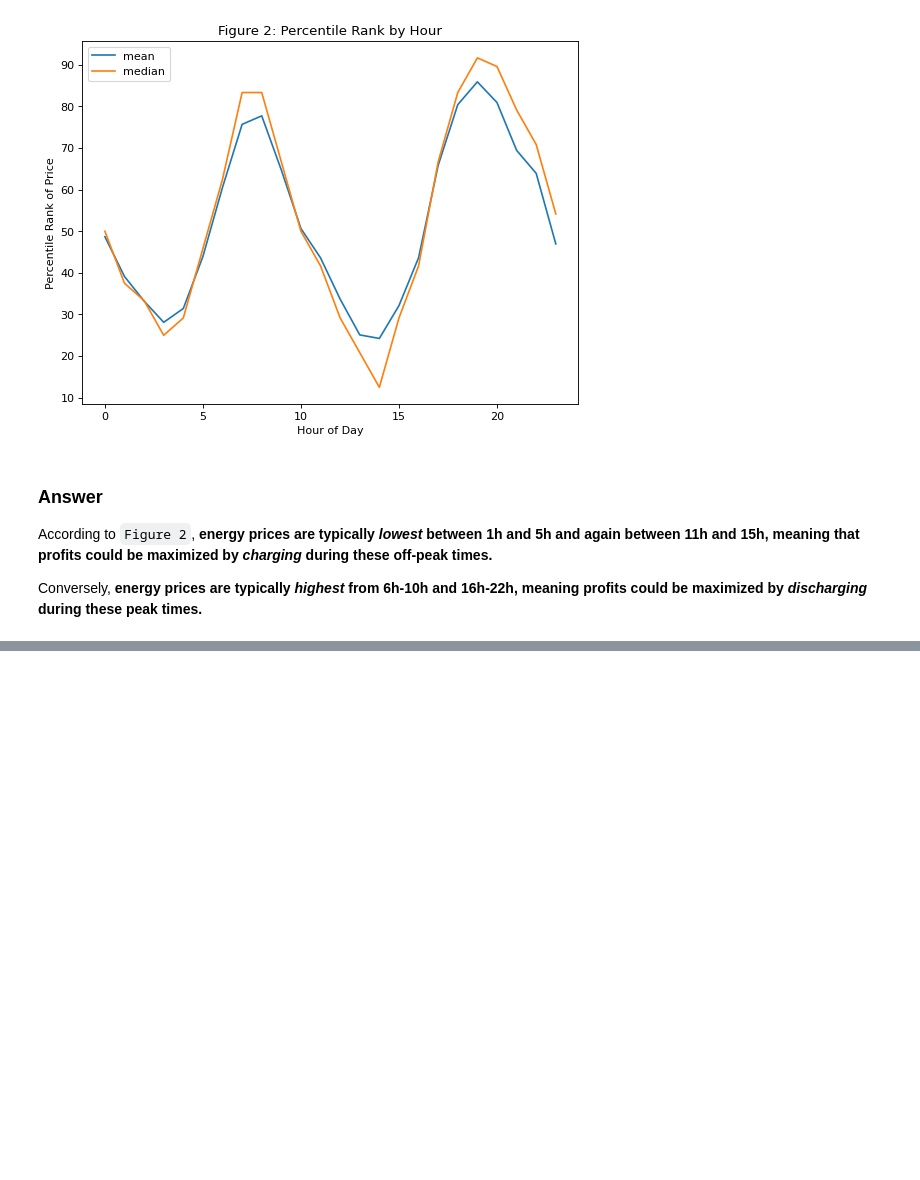
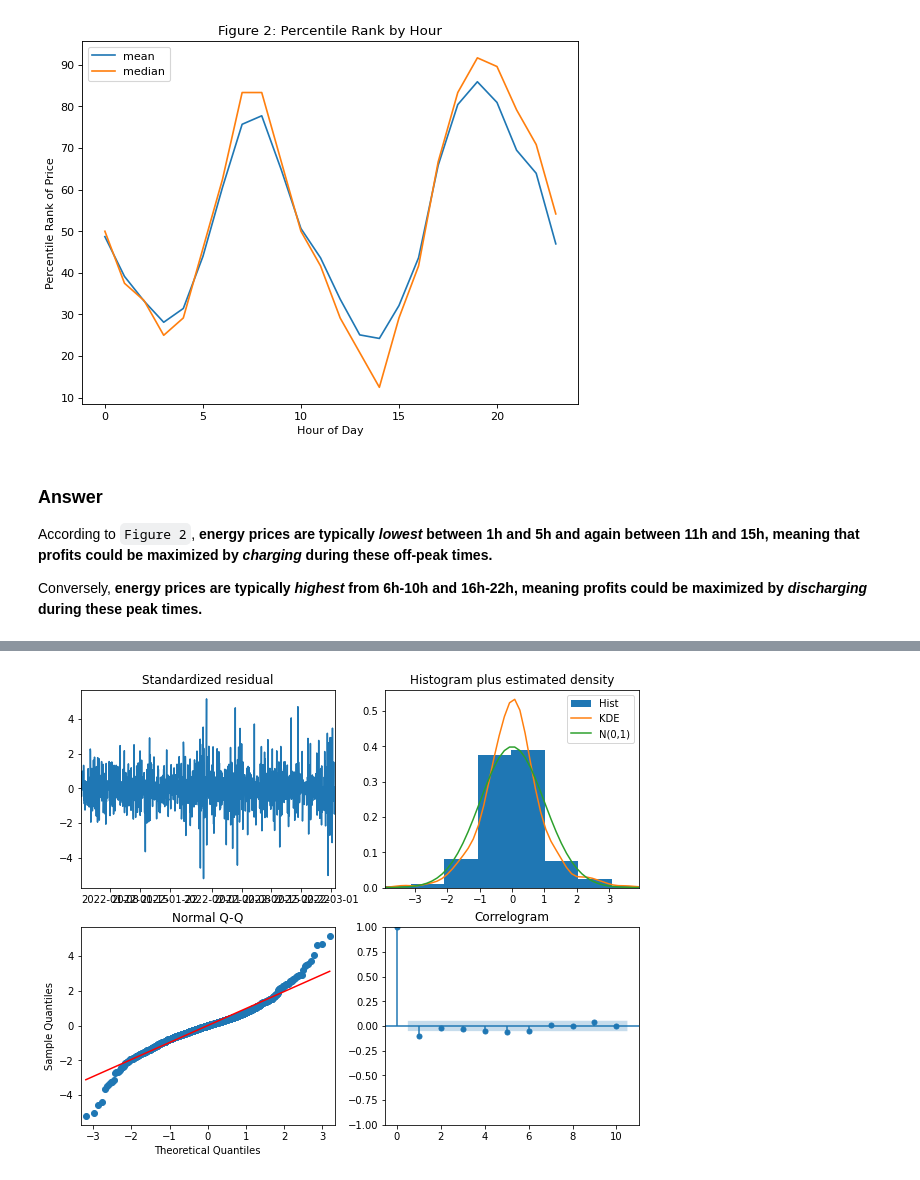
Before and after one commit to kingjosephm/Timeseries-forecasting, a Jupyter notebook: Part1.ipynb, the cells around one changed output, grey strips where cells are left out. Saved outputs shown, nothing was run; the diff lists cells and outputs as text; code cells hidden in the pictures; blank space fills up the shorter version.

```diff
--- a/Part1.ipynb
+++ b/Part1.ipynb
@@ -149,0 +220,8 @@ Conversely, **energy prices are typically *highest* from 6h-10h and 16h-22h, mea
+# %%
+# Initialize first time period
+
+t = 60
+j = 60
+columns = ['dt', 'price']  # restrict to necessary columns
+training_data = pd.Series(df[(df['doy'] <= t) & (df['doy'] > (t-j))][columns].set_index("dt")['price'])
+test_data = pd.Series(df[df['doy'] == t+1][columns].set_index("dt")['price'])
@@ -149,0 +246,17 @@ Conversely, **energy prices are typically *highest* from 6h-10h and 16h-22h, mea
+# %%
+start = time.time()
+
+m = 24 # number of observations per "cycle", see https://robjhyndman.com/hyndsight/seasonal-periods/
+
+# We precalculate these to speed up training below
+d = pm.arima.ndiffs(training_data)  # Estimate ARIMA differencing term, `d`
+D = pm.arima.nsdiffs(training_data, max_D=5, m=m)  # Estimate the seasonal differencing term, `D`
+
+model = pm.auto_arima(training_data,
+                      start_p=1, max_p=48,
+                      start_q=1, max_q=48,
+                      max_P=3, max_Q=3,
+                      d=d, D=D, m=m,
+                      method='nm', maxiter=20)  # note - params on this line speed up model convergence
+
+print(f"Total time: {round(time.time() - start, 2)} seconds.")
@@ -149,0 +285,5 @@ Conversely, **energy prices are typically *highest* from 6h-10h and 16h-22h, mea
+# %%
+model.plot_diagnostics(figsize=(10,8))
+plt.show()
+# %% [output]
+[figure, added]
```
Also changed, not shown: parts of 21 cells of this notebook.
